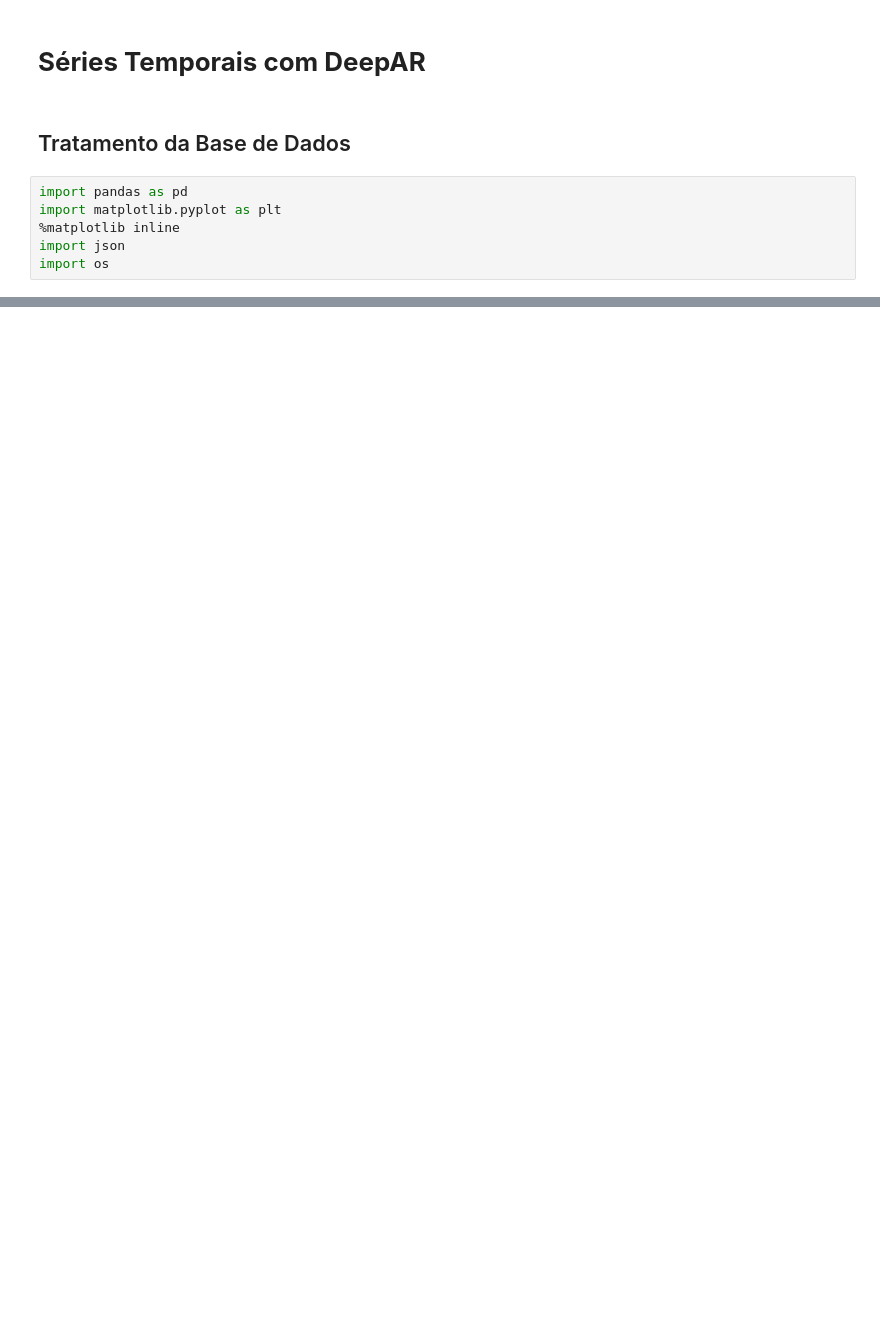
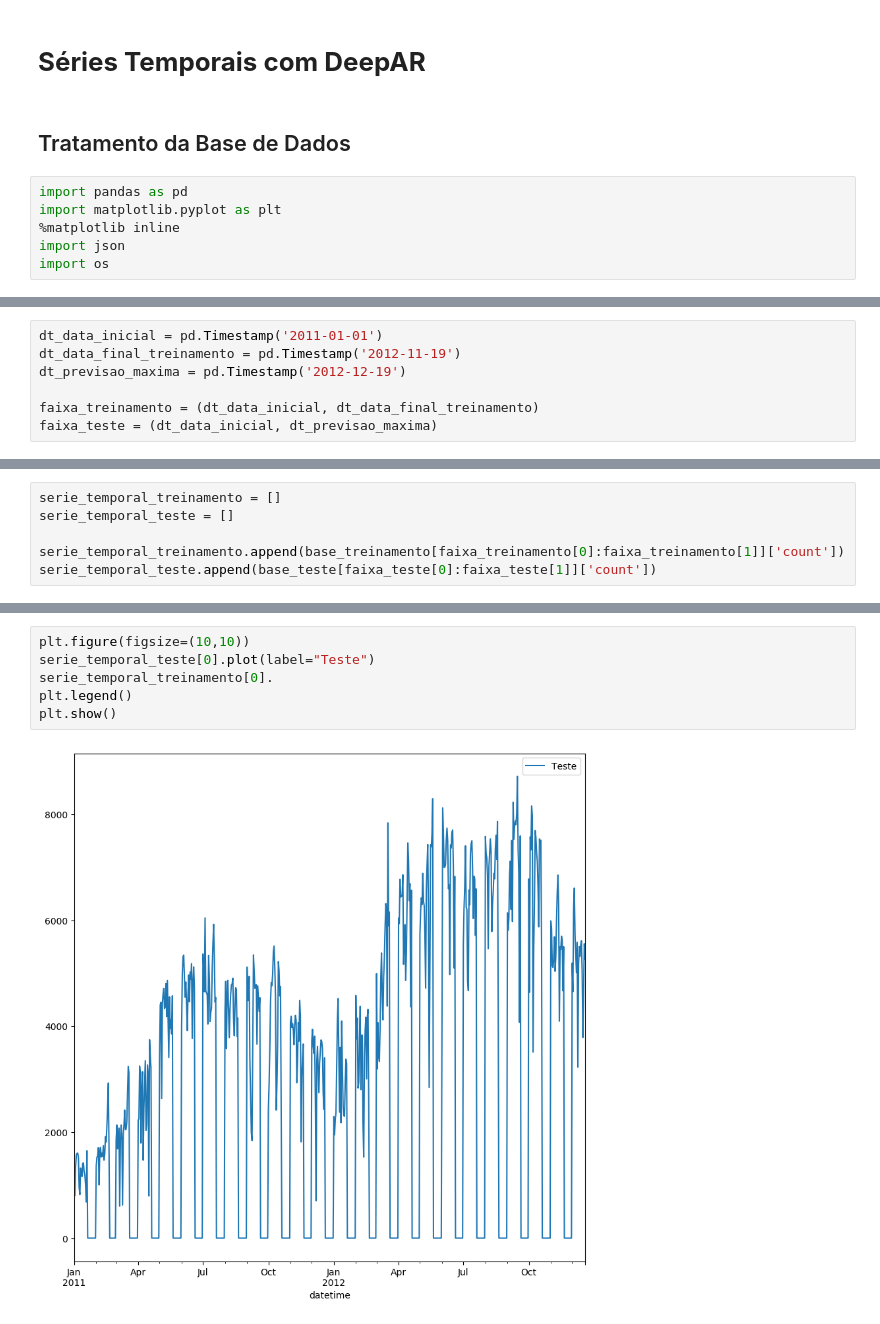
Before and after one commit to Joao-Inacio/Machine_Learning_com_AWS_SageMaker, a Jupyter notebook: Serie_Temporal/bikes_deepar.ipynb, the cells around one changed output, grey strips where cells are left out. Saved outputs shown, nothing was run; the diff lists cells and outputs as text; blank space fills up the shorter version.

Commit message:
Transformação dos dados e visualização

```diff
--- a/Serie_Temporal/bikes_deepar.ipynb
+++ b/Serie_Temporal/bikes_deepar.ipynb
@@ -28,0 +98,7 @@ base_treinamento
+# %%
+dt_data_inicial = pd.Timestamp('2011-01-01')
+dt_data_final_treinamento = pd.Timestamp('2012-11-19')
+dt_previsao_maxima = pd.Timestamp('2012-12-19')
+
+faixa_treinamento = (dt_data_inicial, dt_data_final_treinamento)
+faixa_teste = (dt_data_inicial, dt_previsao_maxima)
@@ -28,0 +113,6 @@ base_treinamento
+# %%
+serie_temporal_treinamento = []
+serie_temporal_teste = []
+
+serie_temporal_treinamento.append(base_treinamento[faixa_treinamento[0]:faixa_treinamento[1]]['count'])
+serie_temporal_teste.append(base_teste[faixa_teste[0]:faixa_teste[1]]['count'])
@@ -28,0 +155,8 @@ base_treinamento
+# %%
+plt.figure(figsize=(10,10))
+serie_temporal_teste[0].plot(label="Teste")
+serie_temporal_treinamento[0].
+plt.legend()
+plt.show()
+# %% [output]
+[figure, added]
```
Also changed, not shown: parts of 11 cells of this notebook.
